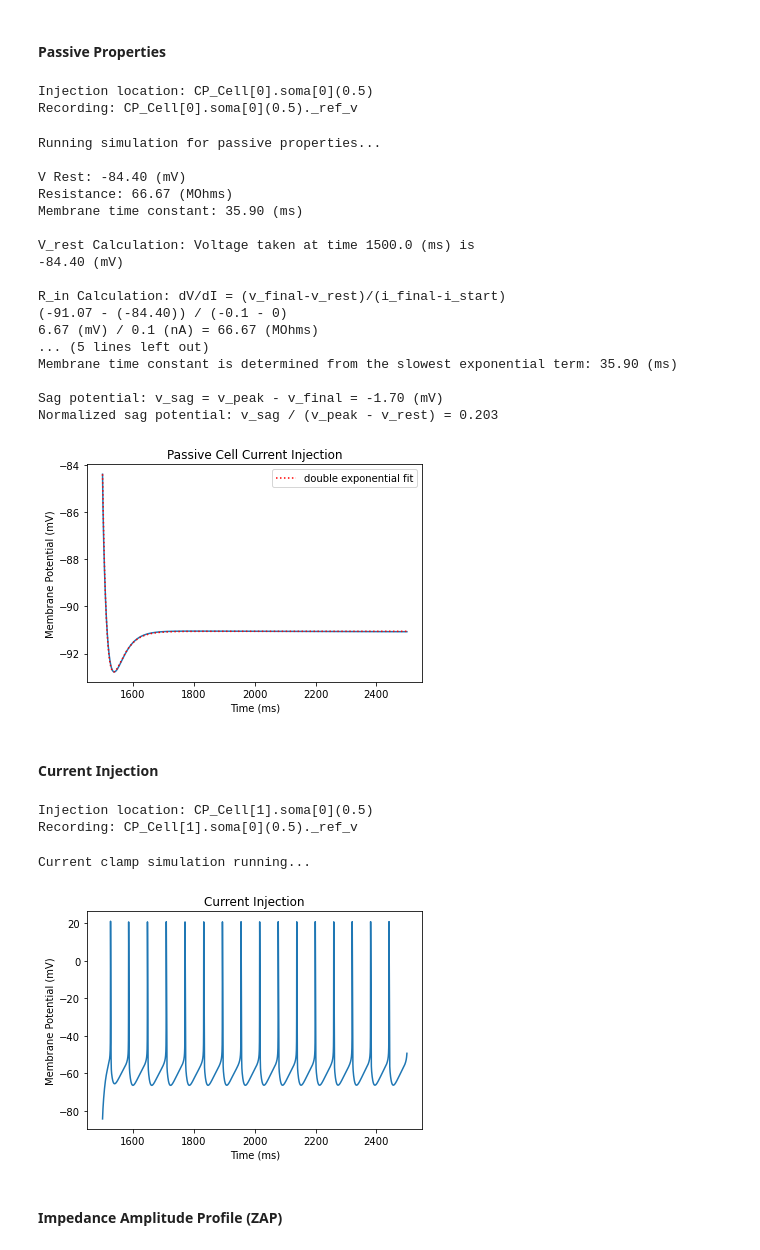
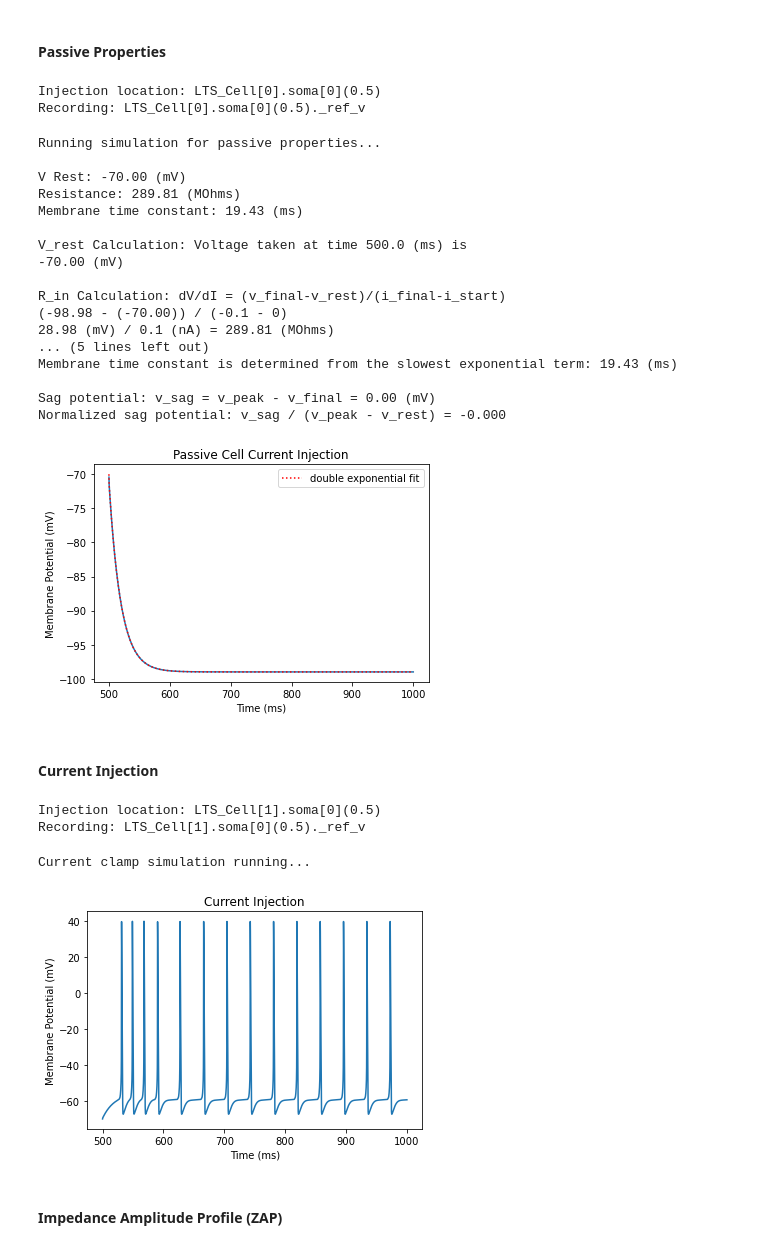
Before and after one commit to chenziao/M1-Cells, a Jupyter notebook: single_cell_tuning.ipynb, the cells around one changed output. Saved outputs shown, nothing was run; the diff lists cells and outputs as text; code cells hidden in the pictures.

```diff
--- a/single_cell_tuning.ipynb
+++ b/single_cell_tuning.ipynb
@@ -33,57 +101,64 @@ post_init_function = 'insert_mechs(0)' if noise else None
 # %% [markdown]
 #### Passive Properties
 # %%
-sim = Passive(Cell, inj_amp=-100., inj_delay=1500., inj_dur=1000., tstop=2500., method='exp2') #
-title = 'Passive Cell Current Injection'
-xlabel = 'Time (ms)'
-ylabel = 'Membrane Potential (mV)'
+proc = settings['Passive']
+if proc is not None:
+    h.celsius = proc['celsius']
+    sim = Passive(Cell, **proc['kwargs'])
+    title = 'Passive Cell Current Injection'
+    xlabel = 'Time (ms)'
+    ylabel = 'Membrane Potential (mV)'
 # %% [output]
-Injection location: CP_Cell[0].soma[0](0.5)
-Recording: CP_Cell[0].soma[0](0.5)._ref_v
+Injection location: LTS_Cell[0].soma[0](0.5)
+Recording: LTS_Cell[0].soma[0](0.5)._ref_v
 # %%
-if sim.method == 'exp2':
-    X, Y = run_and_plot(sim, title, xlabel, ylabel, plot_injection_only=True)
-    plt.gca().plot(*sim.double_exponential_fit(), 'r:', label='double exponential fit')
-    plt.legend()
-else:
-    X, Y = run_and_plot(sim, title, xlabel, ylabel, plot_injection_only=True)
-plt.show()
+if proc is not None:
+    if sim.method == 'exp2':
+        X, Y = run_and_plot(sim, title, xlabel, ylabel, plot_injection_only=True)
+        plt.gca().plot(*sim.double_exponential_fit(), 'r:', label='double exponential fit')
+        plt.legend()
+    else:
+        X, Y = run_and_plot(sim, title, xlabel, ylabel, plot_injection_only=True)
+    plt.show()
 # %% [output]
 Running simulation for passive properties...
 
-V Rest: -84.40 (mV)
-Resistance: 66.67 (MOhms)
-Membrane time constant: 35.90 (ms)
+V Rest: -70.00 (mV)
+Resistance: 289.81 (MOhms)
+Membrane time constant: 19.43 (ms)
 
-V_rest Calculation: Voltage taken at time 1500.0 (ms) is
--84.40 (mV)
+V_rest Calculation: Voltage taken at time 500.0 (ms) is
+-70.00 (mV)
 
 R_in Calculation: dV/dI = (v_final-v_rest)/(i_final-i_start)
-(-91.07 - (-84.40)) / (-0.1 - 0)
-6.67 (mV) / 0.1 (nA) = 66.67 (MOhms)
+(-98.98 - (-70.00)) / (-0.1 - 0)
+28.98 (mV) / 0.1 (nA) = 289.81 (MOhms)
 ... (5 lines left out)
-Membrane time constant is determined from the slowest exponential term: 35.90 (ms)
+Membrane time constant is determined from the slowest exponential term: 19.43 (ms)
 
-Sag potential: v_sag = v_peak - v_final = -1.70 (mV)
-Normalized sag potential: v_sag / (v_peak - v_rest) = 0.203
+Sag potential: v_sag = v_peak - v_final = 0.00 (mV)
+Normalized sag potential: v_sag / (v_peak - v_rest) = -0.000
-[figure, old version]
+[figure, new version]
 # %% [markdown]
 #### Current Injection
 # %%
-sim2 = CurrentClamp(Cell, post_init_function=post_init_function,
-                    inj_amp=400., inj_delay=1500., inj_dur=1000., tstop=3000.)
-title = 'Current Injection'
-xlabel = 'Time (ms)'
-ylabel = 'Membrane Potential (mV)'
+proc = settings['CurrentClamp']
+if proc is not None:
+    h.celsius = proc['celsius']
+    sim2 = CurrentClamp(Cell, **proc['kwargs'])
+    title = 'Current Injection'
+    xlabel = 'Time (ms)'
+    ylabel = 'Membrane Potential (mV)'
 # %% [output]
-Injection location: CP_Cell[1].soma[0](0.5)
-Recording: CP_Cell[1].soma[0](0.5)._ref_v
+Injection location: LTS_Cell[1].soma[0](0.5)
+Recording: LTS_Cell[1].soma[0](0.5)._ref_v
 # %%
-X, Y = run_and_plot(sim2, title, xlabel, ylabel, plot_injection_only=True)
-plt.show()
+if proc is not None:
+    X, Y = run_and_plot(sim2, title, xlabel, ylabel, plot_injection_only=True)
+    plt.show()
 # %% [output]
 Current clamp simulation running...
-[figure, old version]
+[figure, new version]
 # %% [markdown]
 #### Impedance Amplitude Profile (ZAP)
 # %%
```
Also changed, not shown: parts of 6 cells of this notebook, 6 other files.
